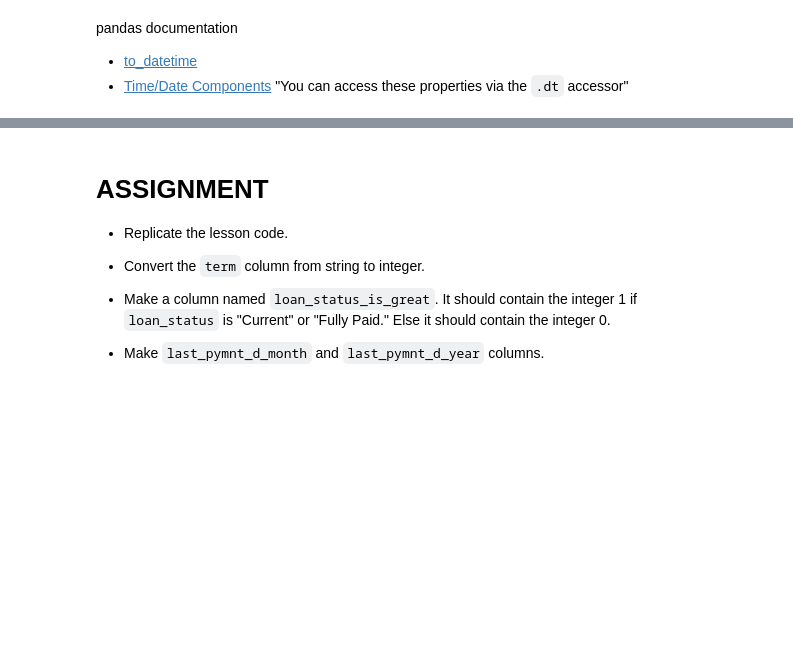
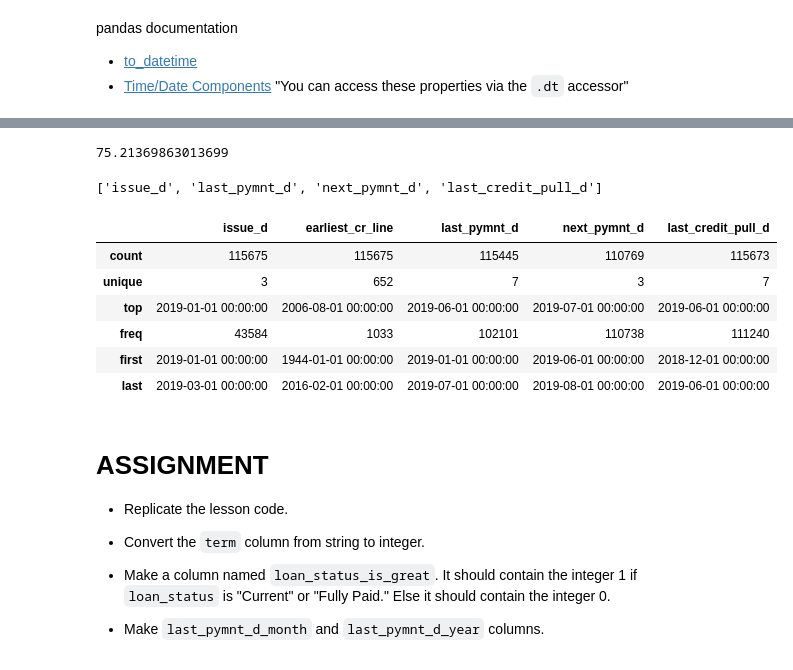
Before and after one commit to ngriggs/DS-Unit-1-Sprint-1-Dealing-With-Data, a Jupyter notebook: LS_DS_124_Make_features.ipynb, the cells around one changed output, grey strips where cells are left out. Drawn from its saved outputs; the diff is of its cells as text; code cells hidden in the pictures; blank space fills up the shorter version.

```diff
--- a/LS_DS_124_Make_features.ipynb
+++ b/LS_DS_124_Make_features.ipynb
@@ -319,0 +445,2 @@ pandas documentation
+# %%
+df['issue_month'] = df['issue_d'].dt.month
@@ -319,0 +454,4 @@ pandas documentation
+# %%
+df['earliest_cr_line'] = pd.to_datetime(df['earliest_cr_line'])
+# %%
+df['days_since_earliest_cr_line'] = (df['issue_d'] - df['earliest_cr_line']).dt.days
@@ -320,3 +470,24 @@ pandas documentation
+# %%
+27453/365
+# %% [output]
+75.21369863013699
+# %%
+[col for col in df if col.endswith('_d')]
+# %% [output]
+['issue_d', 'last_pymnt_d', 'next_pymnt_d', 'last_credit_pull_d']
+# %%
+for col in ['issue_d', 'last_pymnt_d', 'next_pymnt_d', 'last_credit_pull_d']:
+  df[col] = pd.to_datetime(df[col])
+# %%
+df.describe(include='datetime')
+# %% [output]
+|  | issue_d | earliest_cr_line | last_pymnt_d | next_pymnt_d | last_credit_pull_d |
+| count | 115675 | 115675 | 115445 | 110769 | 115673 |
+| unique | 3 | 652 | 7 | 3 | 7 |
+| top | 2019-01-01 00:00:00 | 2006-08-01 00:00:00 | 2019-06-01 00:00:00 | 2019-07-01 00:00:00 | 2019-06-01 00:00:00 |
+| freq | 43584 | 1033 | 102101 | 110738 | 111240 |
+| first | 2019-01-01 00:00:00 | 1944-01-01 00:00:00 | 2019-01-01 00:00:00 | 2019-06-01 00:00:00 | 2018-12-01 00:00:00 |
+| last | 2019-03-01 00:00:00 | 2016-02-01 00:00:00 | 2019-07-01 00:00:00 | 2019-08-01 00:00:00 | 2019-06-01 00:00:00 |
 # %% [markdown]
 # ASSIGNMENT
 
```
Also changed, not shown: parts of 17 cells of this notebook.
